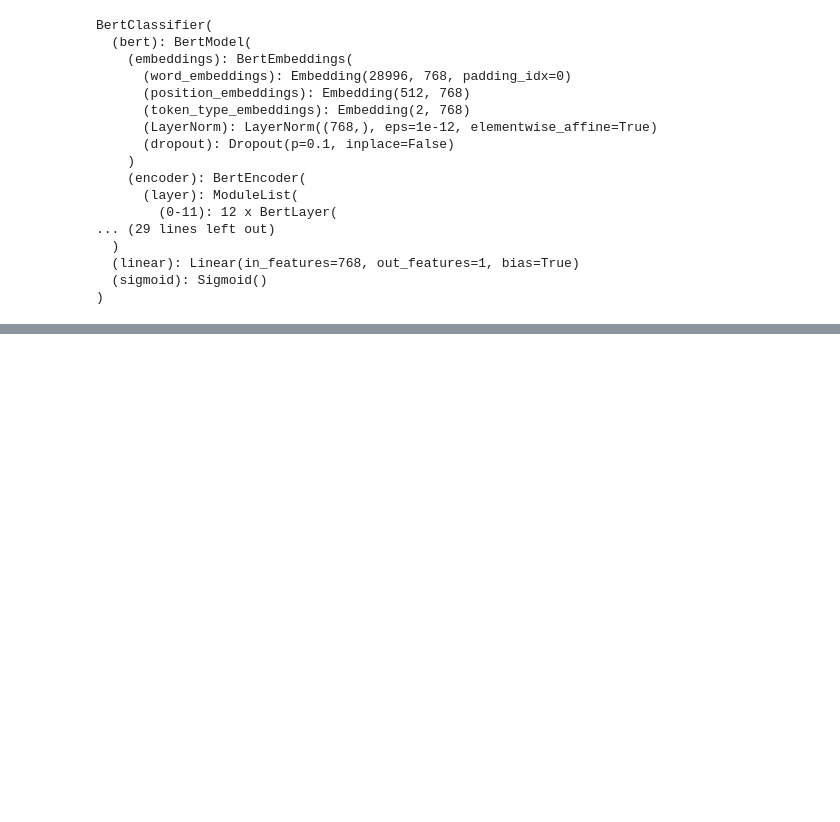
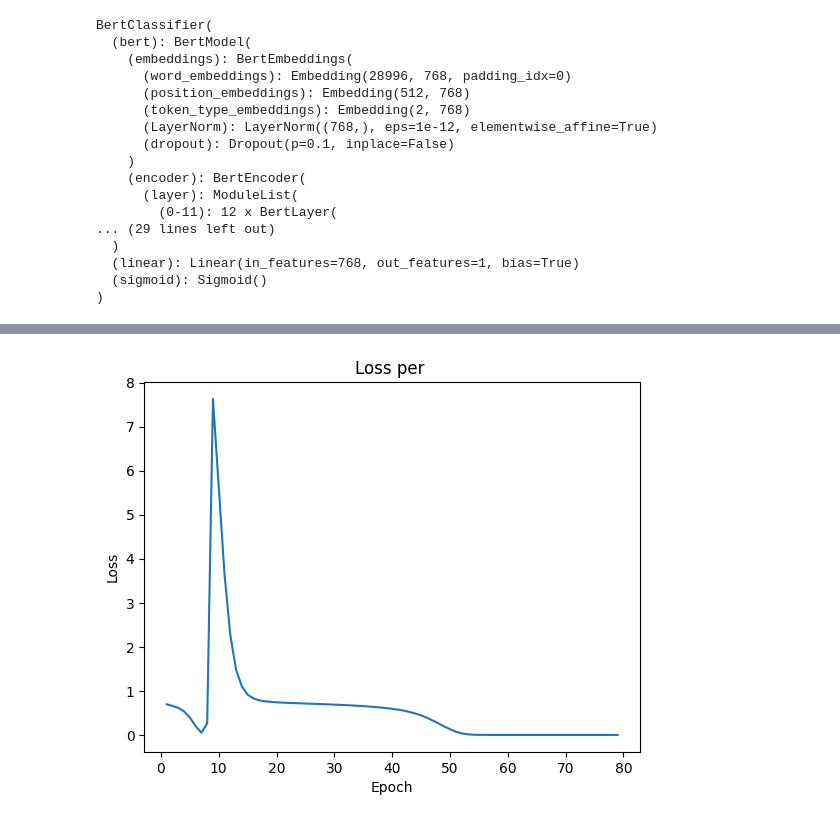
Before and after one commit to jfassett1/capstone, a Jupyter notebook: torch_analysis.ipynb, the cells around one changed output, grey strips where cells are left out. Drawn from its saved outputs; the diff is of its cells as text; code cells hidden in the pictures; blank space fills up the shorter version.

```diff
--- a/torch_analysis.ipynb
+++ b/torch_analysis.ipynb
@@ -109,14 +108,21 @@ array([1361132,   86821, 1045130, ...,  539069, 1046478, 1128966])
 class Model1(nn.Module):
     def __init__(self):
         super().__init__()
-        self.layer1 = nn.Linear(768,200)
-        self.layer2 = nn.Linear(200,500)
-        self.layer3 = nn.Linear(500,2)
+        self.layer1 = nn.Linear(768,512)
+        self.layer2 = nn.Linear(512,350)
+        self.layer3 = nn.Linear(350,300)
+        self.layer4 = nn.Linear(300,250)
+        self.layer5 = nn.Linear(250,100)
+        self.layer6 = nn.Linear(100,2)
 
     def forward(self, x):
         x = F.relu(self.layer1(x))
         x = F.relu(self.layer2(x))
-        return F.softmax(self.layer3(x),dim=0)
+        x = F.relu(self.layer3(x))
+        x = F.relu(self.layer4(x))
+        x = F.relu(self.layer5(x))
+        return self.layer6(x)
+        # return F.softmax(self.layer6(x),dim=0)
 # %%
 bert_model = BertModel.from_pretrained('bert-base-cased')
 
@@ -174,17 +182,19 @@ model = Model1().to(device)
 # For this example, let's assume we have a DataLoader that provides the entire dataset in one batch
 trainsubset = Subset(dataset,trainx)
 testsubset = Subset(dataset,testx)
-data_loader = torch.utils.data.DataLoader(dataset, batch_size=14205)
+data_loader = torch.utils.data.DataLoader(trainsubset, batch_size=30000)
 # Define the loss function
 criterion = nn.CrossEntropyLoss()
 
 # Initialize the optimizer
-optimizer = optim.SGD(model.parameters())
+optimizer = optim.Adam(model.parameters())
 
 # Define the number of epochs
-epochs = 10
+epochs = 1
 
 # Training loop
+train_loss= []
+
 for epoch in range(epochs):
     print(f"----- EPOCH {epoch} -----")
     epoch_loss = 0  # To accumulate loss over the epoch
@@ -195,7 +205,8 @@ for epoch in range(epochs):
         optimizer.zero_grad()
 
         # Forward pass
-        outputs = model(inputs)
+        outputs = model(inputs).squeeze()
+        # print(f"Labels shape: {outputs.squeeze().shape}, Type: {outputs.dtype}")
 
         # Compute loss
         loss = criterion(outputs, labels)
@@ -207,7 +218,7 @@ for epoch in range(epochs):
         # Accumulate loss
         epoch_loss += loss.item()
         print(f"\rBatch {idx}, Loss: {loss.item()}", end = "", flush = True)
-
+        train_loss.append(loss)
     avg_epoch_loss = epoch_loss / len(data_loader)
     print(f"Epoch {epoch+1}, Avg Loss: {avg_epoch_loss}")
 # %% [output]
@@ -256,0 +227,9 @@ IndexError: index out of range in self
+# %%
+plt.plot([*range(1,79+1)],[x.detach().numpy() for x in train_loss])
+plt.xlabel("Epoch")
+plt.ylabel("Loss")
+# plt.xticks([*range(1,77+1)])
+plt.title("Loss per ")
+plt.show()
+# %% [output]
+[figure, added]
```
Also changed, not shown: parts of 11 cells of this notebook, 3 other files.
